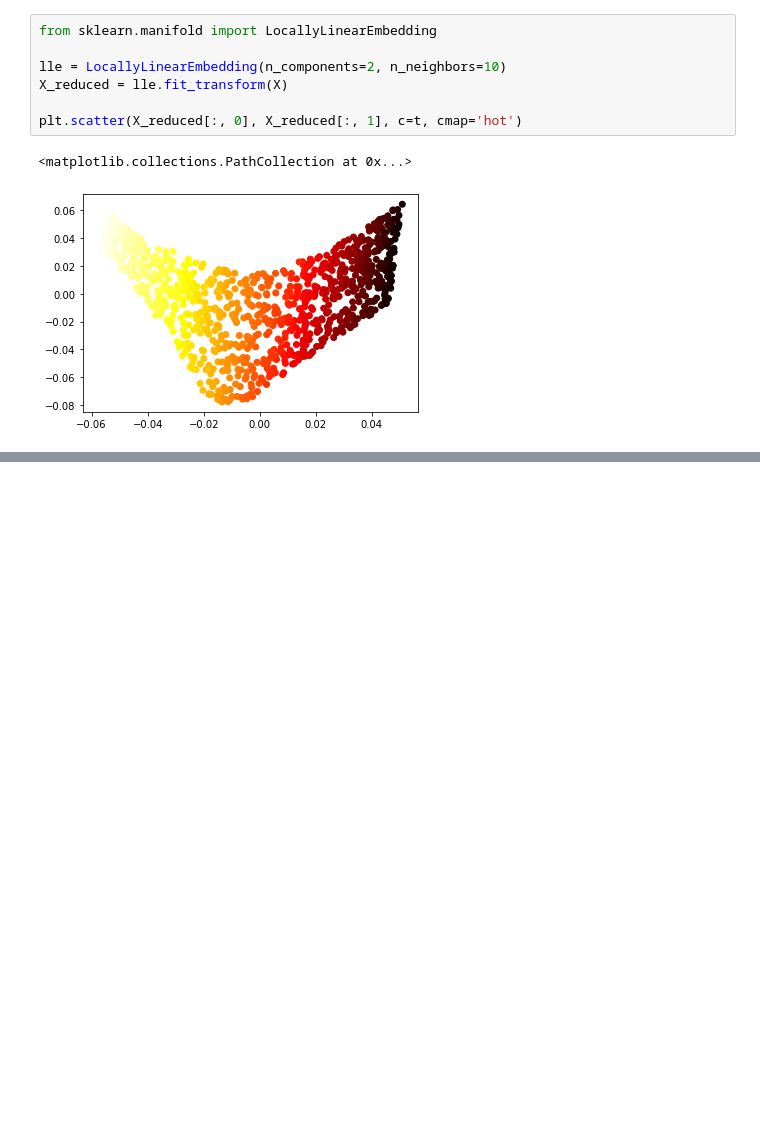
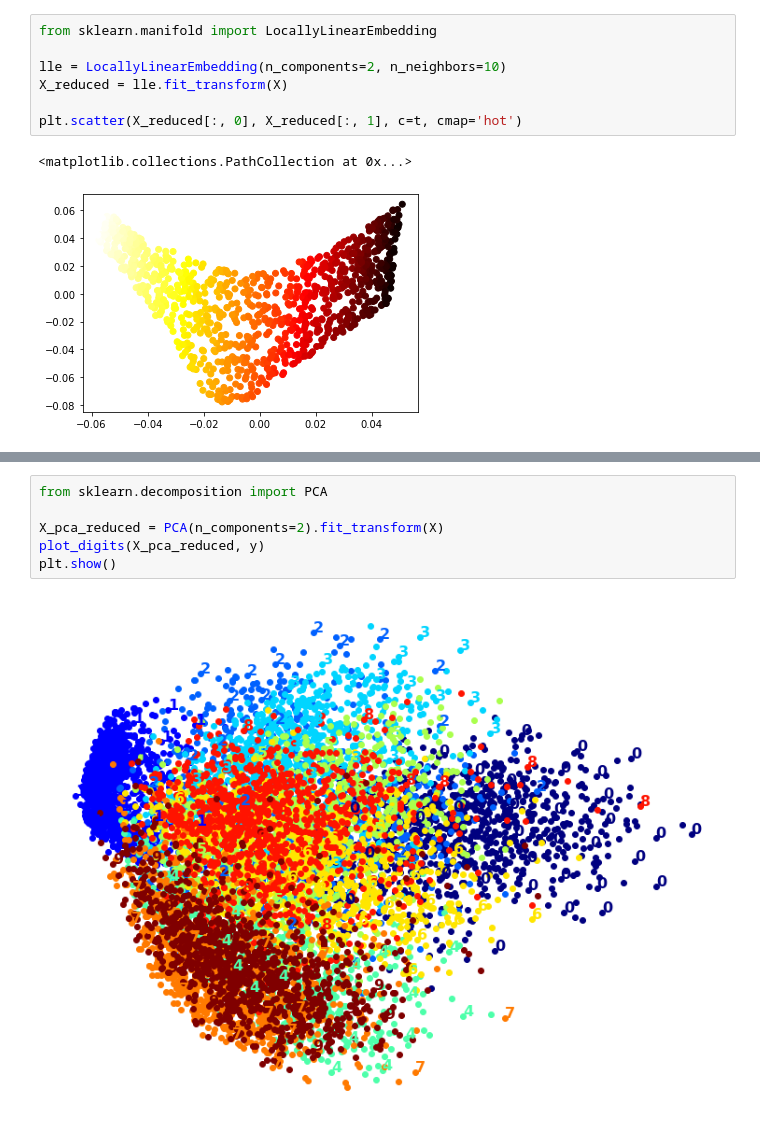
Before and after one commit to HectorFranc/ML-notebook, a Jupyter notebook: lessons/6.-Decomposition.ipynb, the cells around one changed output, grey strips where cells are left out. Cells and saved outputs as stored; diff of their text form; blank space fills up the shorter version.

```diff
--- a/lessons/6.-Decomposition.ipynb
+++ b/lessons/6.-Decomposition.ipynb
@@ -225,0 +385,8 @@ plt.scatter(X_reduced[:, 0], X_reduced[:, 1], c=t, cmap='hot')
+# %%
+from sklearn.decomposition import PCA
+
+X_pca_reduced = PCA(n_components=2).fit_transform(X)
+plot_digits(X_pca_reduced, y)
+plt.show()
+# %% [output]
+[figure, added]
```
Also changed, not shown: parts of 16 cells of this notebook.
